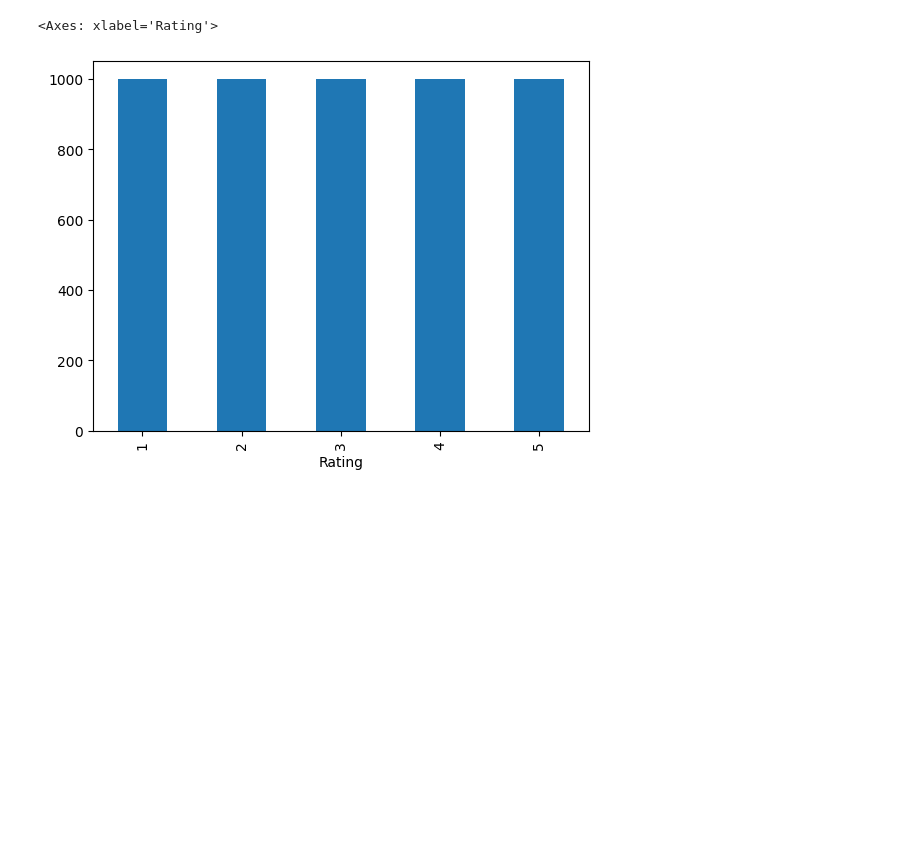
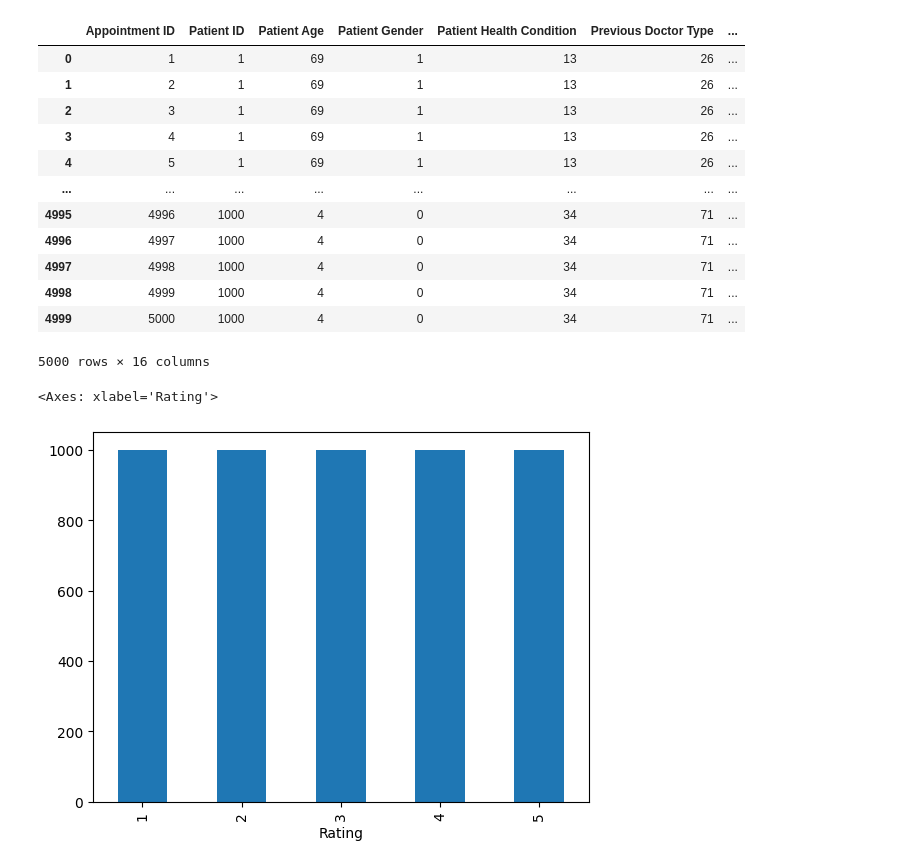
Before and after one commit to avinash84319/Doctor-Recommender-System, a Jupyter notebook: improved-data.ipynb, the cells around one changed output. Cells and saved outputs as stored; diff of their text form; code cells hidden in the pictures; blank space fills up the shorter version.

```diff
--- a/improved-data.ipynb
+++ b/improved-data.ipynb
@@ -6,6 +6,22 @@ import pandas as pd
 # %%
 # Load the data
 data = pd.read_csv('generated_data.csv')
+# %%
+data
+# %% [output]
+|  | Appointment ID | Patient ID | Patient Age | Patient Gender | Patient Health Condition | Previous Doctor Type | ... |
+| 0 | 1 | 1 | 69 | 1 | 13 | 26 | ... |
+| 1 | 2 | 1 | 69 | 1 | 13 | 26 | ... |
+| 2 | 3 | 1 | 69 | 1 | 13 | 26 | ... |
+| 3 | 4 | 1 | 69 | 1 | 13 | 26 | ... |
+| 4 | 5 | 1 | 69 | 1 | 13 | 26 | ... |
+| ... | ... | ... | ... | ... | ... | ... | ... |
+| 4995 | 4996 | 1000 | 4 | 0 | 34 | 71 | ... |
+| 4996 | 4997 | 1000 | 4 | 0 | 34 | 71 | ... |
+| 4997 | 4998 | 1000 | 4 | 0 | 34 | 71 | ... |
+| 4998 | 4999 | 1000 | 4 | 0 | 34 | 71 | ... |
+| 4999 | 5000 | 1000 | 4 | 0 | 34 | 71 | ... |
+5000 rows × 16 columns
 # %%
 data['Rating'].value_counts().plot(kind='bar')
 # %% [output]
```
Also changed, not shown: parts of 12 cells of this notebook, 10 other files.
